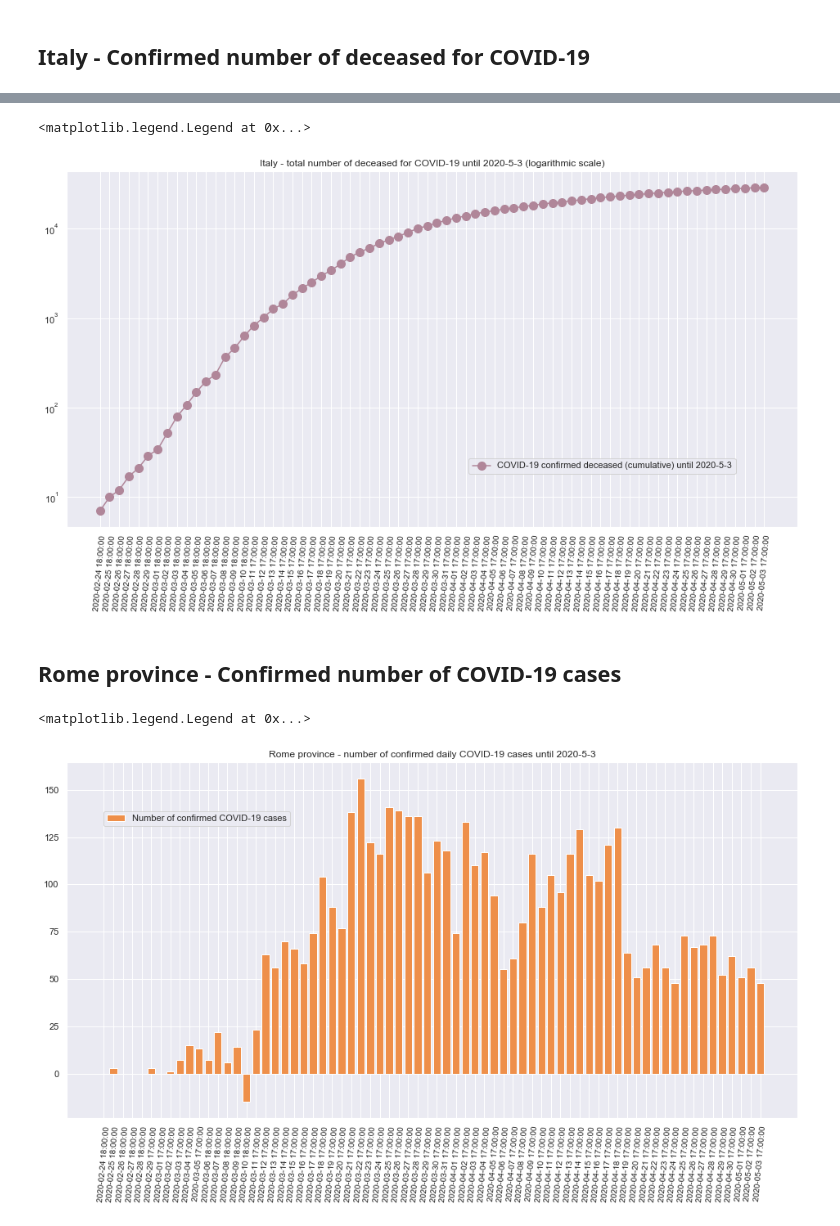
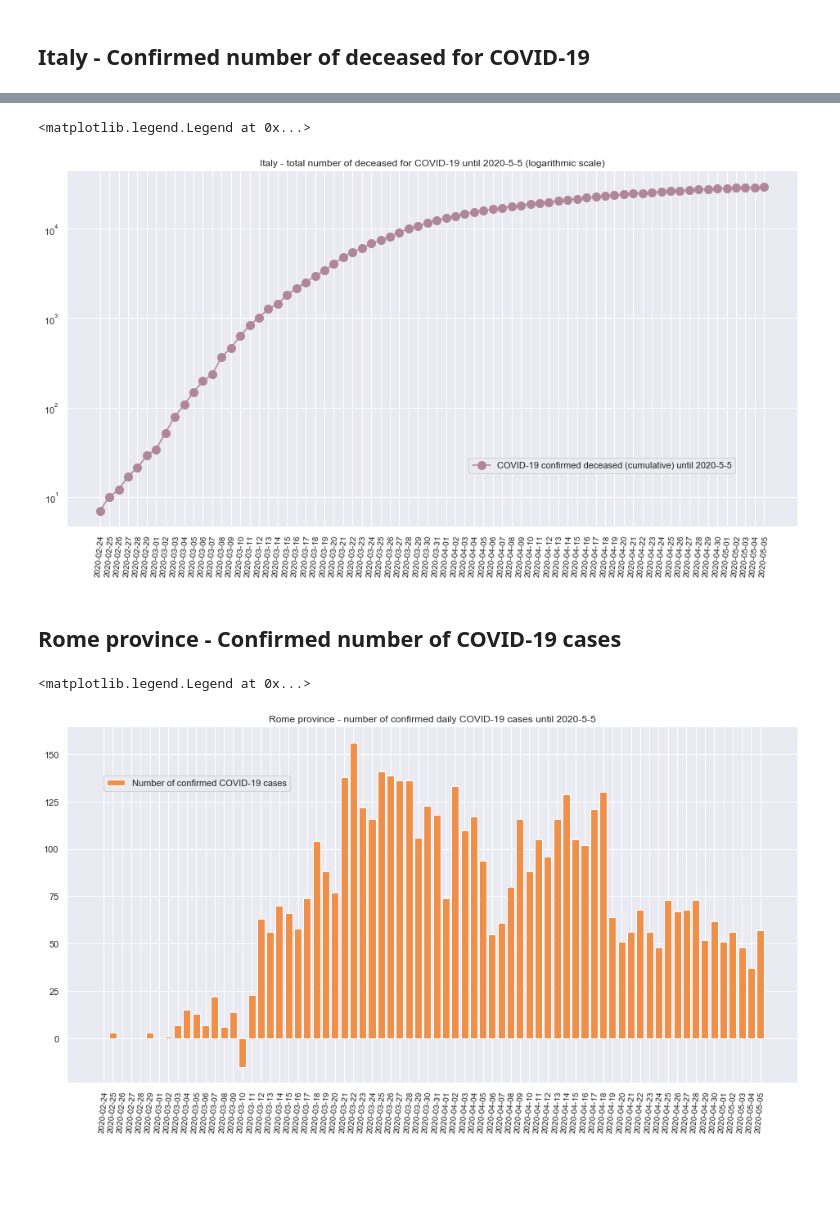
Before and after one commit to lyra-gh/COVID-19, a Jupyter notebook: Italy/Italy-COVID-19.ipynb, the cells around one changed output, grey strips where cells are left out. Drawn from its saved outputs; the diff is of its cells as text; code cells hidden in the pictures; blank space fills up the shorter version.

```diff
--- a/Italy/Italy-COVID-19.ipynb
+++ b/Italy/Italy-COVID-19.ipynb
@@ -44,7 +44,9 @@ splt = fig.add_subplot(111)
 
 splt.bar(x_data, df_it_daily, color = '#6C9088', label = f"Number of confirmed COVID-19 cases")
 
-plt.xticks(ticks = x_data, labels = df_it.index, rotation = 85, size = 10)
+plot_labels = list(map(lambda x: x.strftime('%Y-%m-%d'), df_it.index))
+
+plt.xticks(ticks = x_data, labels = plot_labels, rotation = 85, size = 10)
 plt.title(f"Italy - COVID-19 confirmed daily cases until {cases_last_date}", size=12)
 plt.legend(loc = (0.05, 0.82))
 # %% [output]
@@ -112,18 +114,18 @@ plt.legend(loc = (0.05, 0.82))
 # %%
 fig = plt.figure(figsize=(16, 8))
 splt = fig.add_subplot(111)
 
 splt.plot(x_data, df_it['deceduti'], '-o',
           markersize = 10, color = '#B08699',
           label = f"COVID-19 confirmed deceased (cumulative) until {cases_last_date}")
 
 splt.set(yscale="log")
-plt.xticks(ticks=x_data, labels=df_it.index, rotation=85, size = 10)
+plt.xticks(ticks=x_data, labels=plot_labels, rotation=85, size = 10)
 plt.title(f"Italy - total number of deceased for COVID-19 until {cases_last_date} (logarithmic scale)", size=12)
 plt.legend(loc = (0.55, 0.15))
 # %% [output]
 <matplotlib.legend.Legend at 0x...>
-[figure, old version]
+[figure, new version]
 # %% [markdown]
 ## Rome province - Confirmed number of COVID-19 cases<a id='rome_prov_cases'></a>
 # %%
@@ -142,12 +144,14 @@ splt = fig.add_subplot(111)
 
 splt.bar(x_data, df_rp_daily, color = '#EE8F4A', label = f"Number of confirmed COVID-19 cases")
 
-plt.xticks(ticks = x_data, labels = df_rp.index, rotation = 85, size = 10)
+plot_labels = list(map(lambda x: x.strftime('%Y-%m-%d'), df_rp.index))
+
+plt.xticks(ticks = x_data, labels = plot_labels, rotation = 85, size = 10)
 plt.title(f"Rome province - number of confirmed daily COVID-19 cases until {cases_last_date}", size=12)
 plt.legend(loc = (0.05, 0.82))
 # %% [output]
 <matplotlib.legend.Legend at 0x...>
-[figure, old version]
+[figure, new version]
 # %%
 fig = plt.figure(figsize=(16, 8))
 splt = fig.add_subplot(111)
```
Also changed, not shown: parts of 7 cells of this notebook, 3 other files.
